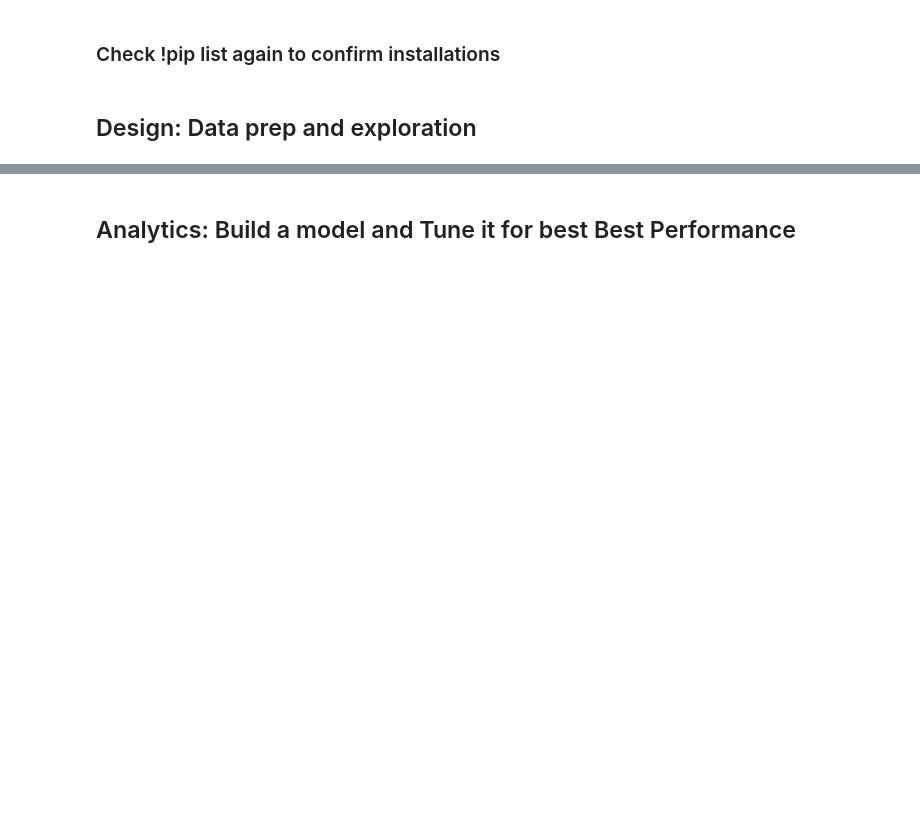
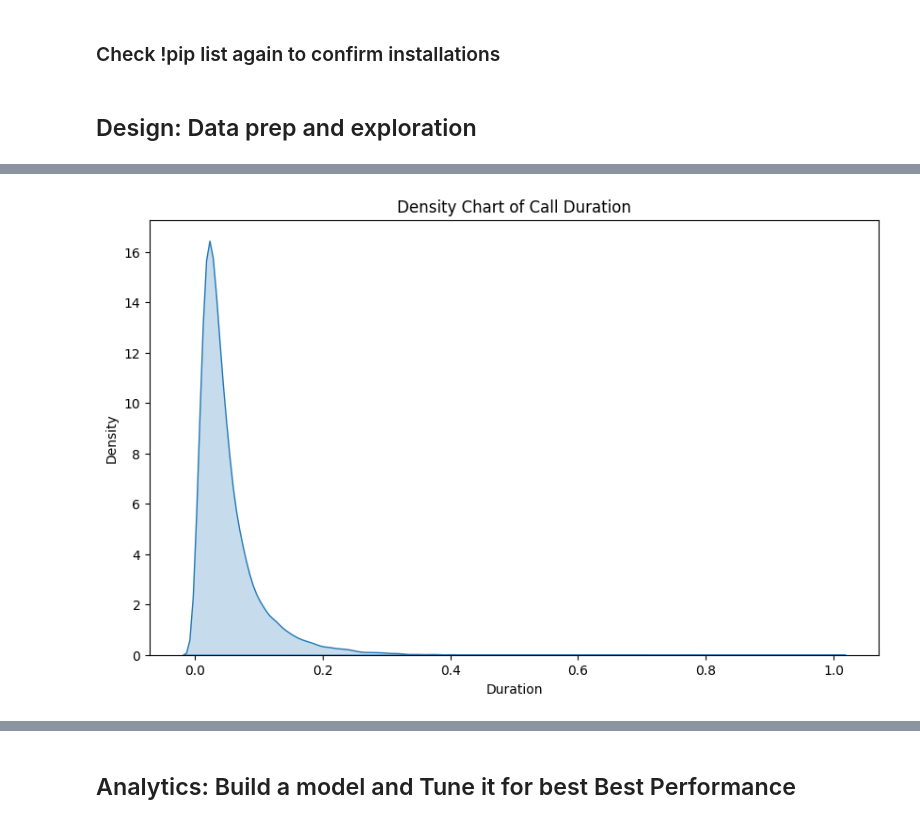
Before and after one commit to Themikeyway/ds1001_final, a Jupyter notebook: ds1001_final/notebooks/Final_Project_Notebook.ipynb, the cells around one changed output, grey strips where cells are left out. Cells and saved outputs as stored; diff of their text form; code cells hidden in the pictures; blank space fills up the shorter version.

```diff
--- a/ds1001_final/notebooks/Final_Project_Notebook.ipynb
+++ b/ds1001_final/notebooks/Final_Project_Notebook.ipynb
@@ -128,7 +206,12 @@ plt.show()
 # %%
 # Density chart of a continuous variable
 plt.figure(figsize=(10, 6))
-sns.kdeplot("xx"['ContinuousVariable'], fill=True)  # Replace 'ContinuousVariable' with your column name
-plt.title('Density Chart of ContinuousVariable')
+sns.kdeplot(Michael_Peng['duration'], fill=True)
+plt.title('Density Chart of Call Duration')
+plt.xlabel('Duration')
+plt.ylabel('Density')
+plt.savefig('density_chart.png', dpi=300, bbox_inches='tight')
 plt.show()
+# %% [output]
+[figure, added]
 # %%
```
Also changed, not shown: parts of 27 cells of this notebook.
